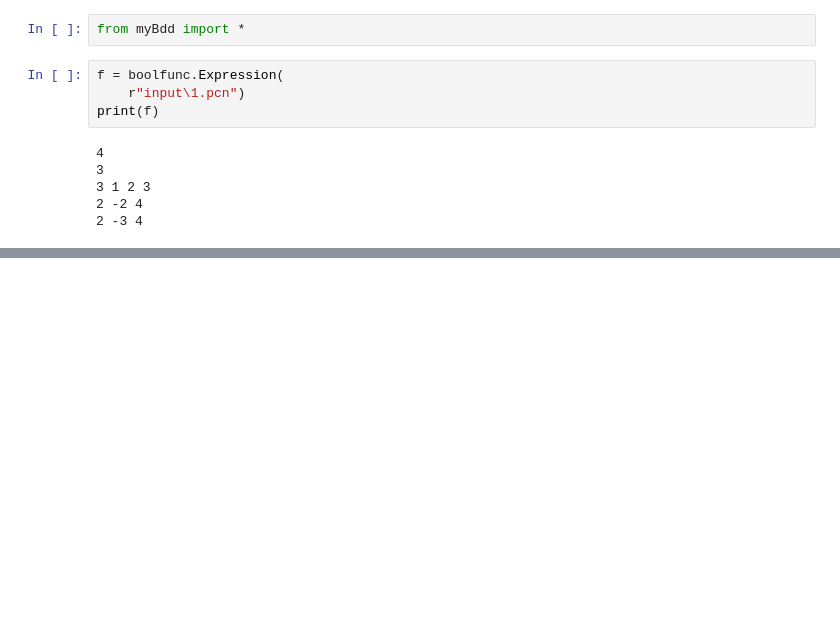
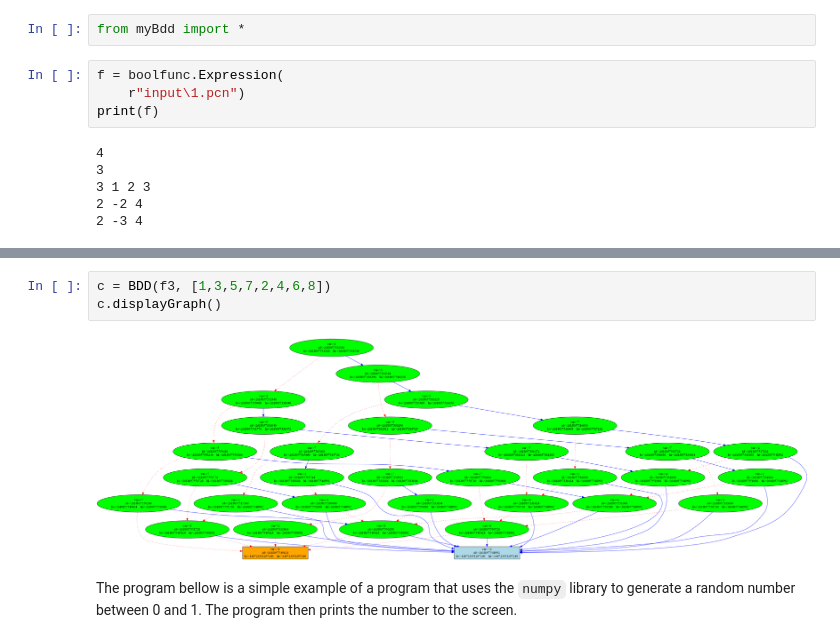
Before and after one commit to the-pinbo/ROBDD, a Jupyter notebook: tesy.ipynb, the cells around one changed output, grey strips where cells are left out. Saved outputs shown, nothing was run; the diff lists cells and outputs as text; blank space fills up the shorter version.

```diff
--- a/tesy.ipynb
+++ b/tesy.ipynb
@@ -66,0 +63,7 @@ display(img)
+# %%
+c = BDD(f3, [1,3,5,7,2,4,6,8])
+c.displayGraph()
+# %% [output]
+[figure, added]
+# %% [markdown]
+The program bellow is a simple example of a program that uses the `numpy` library to generate a random number between 0 and 1. The program then prints the number to the screen.
```
Also changed, not shown: parts of 13 cells of this notebook, 7 other files.
